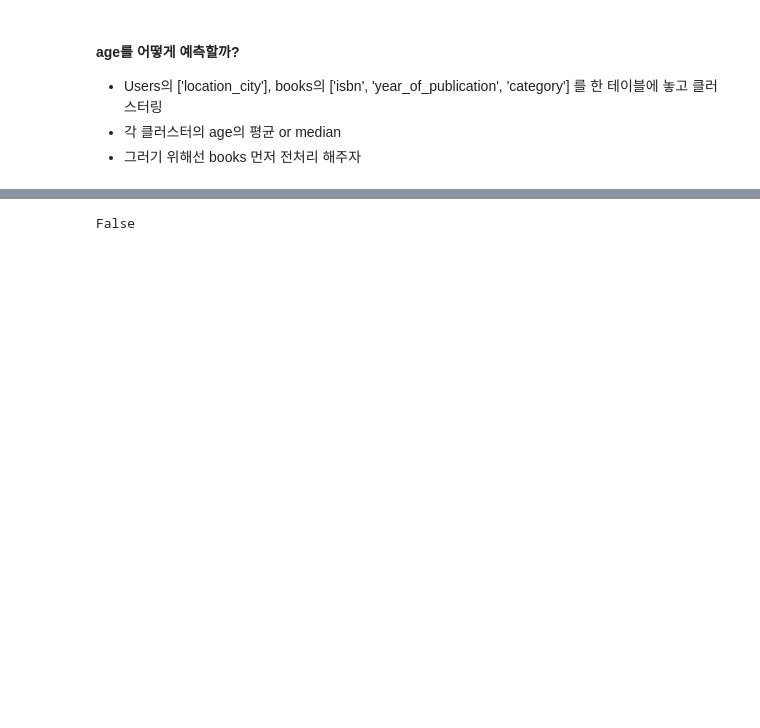
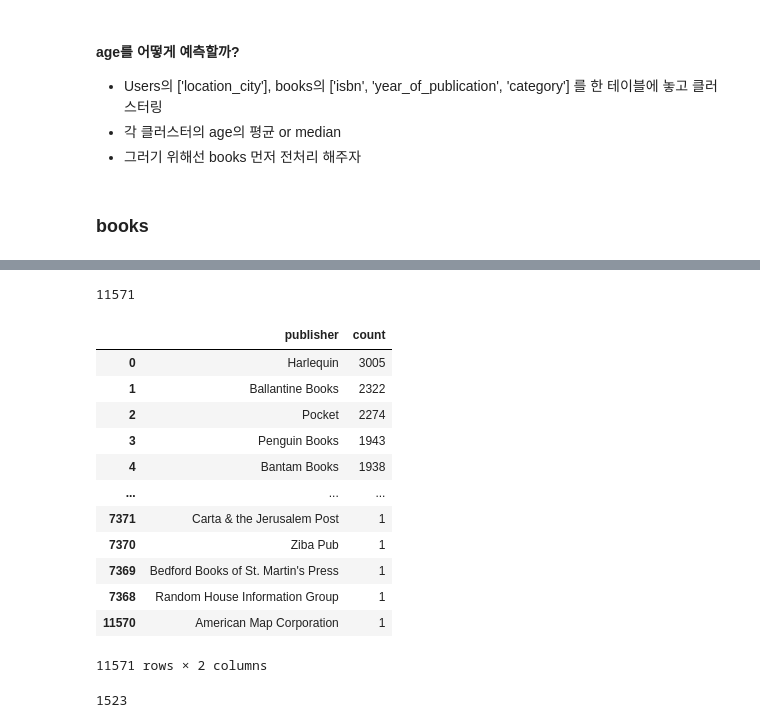
Before and after one commit to boostcampaitech5/level1_bookratingprediction-recsys-13, a Jupyter notebook: EDA/jisu/EDA.ipynb, the cells around one changed output, grey strips where cells are left out. Saved outputs shown, nothing was run; the diff lists cells and outputs as text; code cells hidden in the pictures; blank space fills up the shorter version.

```diff
--- a/EDA/jisu/EDA.ipynb
+++ b/EDA/jisu/EDA.ipynb
@@ -188,6 +212,8 @@ users_after_drop[users_after_drop['location_city'].isna() & users_after_drop['lo
 - Users의 ['location_city'], books의 ['isbn', 'year_of_publication', 'category'] 를 한 테이블에 놓고 클러스터링
 - 각 클러스터의 age의 평균 or median
 - 그러기 위해선 books 먼저 전처리 해주자
+# %% [markdown]
+### books
 # %%
 books.head()
 # %% [output]
@@ -197,7 +223,39 @@ books.head()
 | 2 | 0374157065 | Flu: The Story of the Great Influ... | Gina Bari Kolata | 1999.0 | Farrar Straus Giroux | http://images.amazon.com/images/P... | en | ['Medical'] | ... |
 | 3 | 0399135782 | The Kitchen God's Wife | Amy Tan | 1991.0 | Putnam Pub Group | http://images.amazon.com/images/P... | en | ['Fiction'] | ... |
 | 4 | 0425176428 | What If?: The World's Foremost Mi... | Robert Cowley | 2000.0 | Berkley Publishing Group | http://images.amazon.com/images/P... | en | ['History'] | ... |
-# %%
-np.nan < 100
-# %% [output]
-False
+# %%
+# 동일 출판사 합치기
+books['publisher'].nunique()
+# %% [output]
+11571
+# %%
+publisher_dict=(books['publisher'].value_counts()).to_dict()
+publisher_count_df= pd.DataFrame(list(publisher_dict.items()),columns = ['publisher','count'])
+publisher_count_df = publisher_count_df.sort_values(by=['count'], ascending = False)
+publisher_count_df
+# %% [output]
+|  | publisher | count |
+| 0 | Harlequin | 3005 |
+| 1 | Ballantine Books | 2322 |
+| 2 | Pocket | 2274 |
+| 3 | Penguin Books | 1943 |
+| 4 | Bantam Books | 1938 |
+| ... | ... | ... |
+| 7371 | Carta & the Jerusalem Post | 1 |
+| 7370 | Ziba Pub | 1 |
+| 7369 | Bedford Books of St. Martin's Press | 1 |
+| 7368 | Random House Information Group | 1 |
+| 11570 | American Map Corporation | 1 |
+11571 rows × 2 columns
+# %%
+modify_list = publisher_count_df[publisher_count_df['count']>1].publisher.values
+for publisher in modify_list:
+    try:
+        number = books[books['publisher']==publisher]['isbn'].apply(lambda x: x[:4]).value_counts().index[0]
+        right_publisher = books[books['isbn'].apply(lambda x: x[:4])==number]['publisher'].value_counts().index[0]
+        books.loc[books[books['isbn'].apply(lambda x: x[:4])==number].index,'publisher'] = right_publisher
+    except:
+        pass
+books['publisher'].nunique()
+# %% [output]
+1523
```
Also changed, not shown: parts of 13 cells of this notebook, 5 other files.
